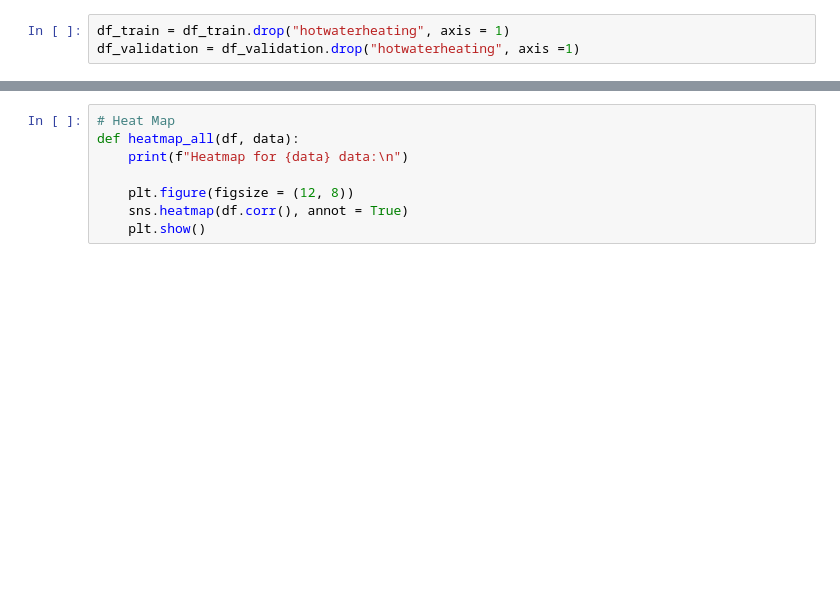
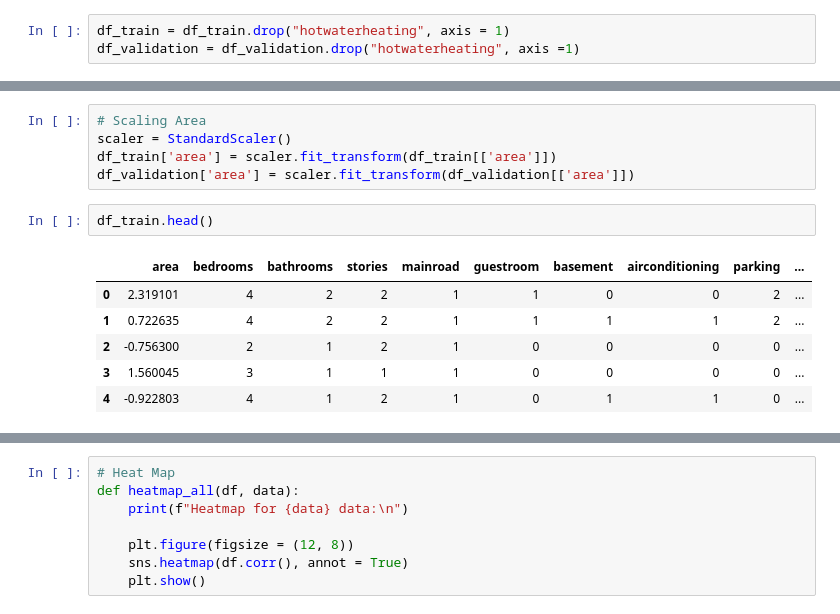
Before and after one commit to BenitShrestha/Housing-Price-Prediction-Regression, a Jupyter notebook: main.ipynb, the cells around one changed output, grey strips where cells are left out. Drawn from its saved outputs; the diff is of its cells as text; blank space fills up the shorter version.

Commit message:
Updated features
Scaling to area, reduced skewness of price

Linear Regression model has slightly improved

```diff
--- a/main.ipynb
+++ b/main.ipynb
@@ -211,0 +253,14 @@ df_validation = df_validation.drop("hotwaterheating", axis =1)
+# %%
+# Scaling Area
+scaler = StandardScaler()
+df_train['area'] = scaler.fit_transform(df_train[['area']])
+df_validation['area'] = scaler.fit_transform(df_validation[['area']])
+# %%
+df_train.head()
+# %% [output]
+|  | area | bedrooms | bathrooms | stories | mainroad | guestroom | basement | airconditioning | parking | ... |
+| 0 | 2.319101 | 4 | 2 | 2 | 1 | 1 | 0 | 0 | 2 | ... |
+| 1 | 0.722635 | 4 | 2 | 2 | 1 | 1 | 1 | 1 | 2 | ... |
+| 2 | -0.756300 | 2 | 1 | 2 | 1 | 0 | 0 | 0 | 0 | ... |
+| 3 | 1.560045 | 3 | 1 | 1 | 1 | 0 | 0 | 0 | 0 | ... |
+| 4 | -0.922803 | 4 | 1 | 2 | 1 | 0 | 1 | 1 | 0 | ... |
```
Also changed, not shown: parts of 17 cells of this notebook.
